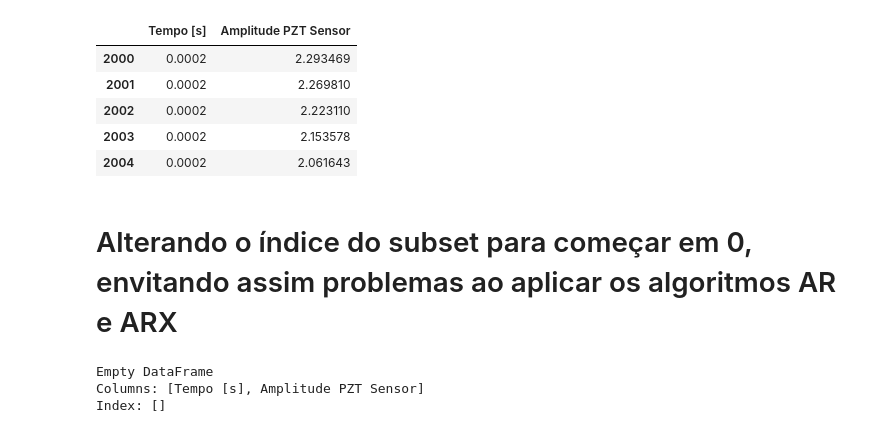
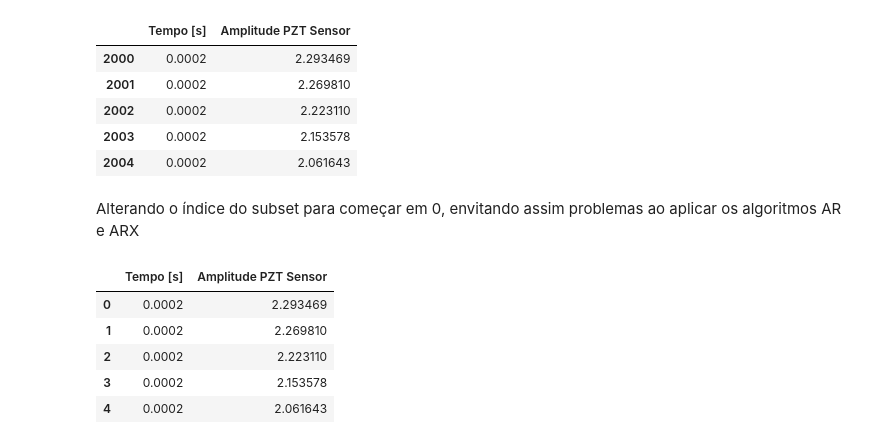
Before and after one commit to OtavioCarvalho1/Time_Series, a Jupyter notebook: time_series_SHM.ipynb, the cells around one changed output. Saved outputs shown, nothing was run; the diff lists cells and outputs as text; code cells hidden in the pictures.

```diff
--- a/time_series_SHM.ipynb
+++ b/time_series_SHM.ipynb
@@ -112,15 +153,16 @@ df_train_std_A0.head()
 | 2003 | 0.0002 | 2.153578 |
 | 2004 | 0.0002 | 2.061643 |
 # %% [markdown]
-# Alterando o índice do subset para começar em 0, envitando assim problemas ao aplicar os algoritmos AR e ARX
+Alterando o índice do subset para começar em 0, envitando assim problemas ao aplicar os algoritmos AR e ARX
-# %%
-df_train_std_A0 = pd.DataFrame(df_train_std_A0.reset_index(inplace=True, drop=True), columns=headers)
-coluna_tempo = df_train['Tempo [s]']
-df_train_std_A0 = df_train_std_A0.join(coluna_tempo)
-df_train_std_A0 = df_train_std_A0[['Tempo [s]', 'Amplitude PZT Sensor']]
-print(df_train_std_A0)
-# %% [output]
-Empty DataFrame
-Columns: [Tempo [s], Amplitude PZT Sensor]
-Index: []
+# %%
+df_train_std_A0 = df_train_std_A0.reset_index(drop=True)
+
+df_train_std_A0.head()
+# %% [output]
+|  | Tempo [s] | Amplitude PZT Sensor |
+| 0 | 0.0002 | 2.293469 |
+| 1 | 0.0002 | 2.269810 |
+| 2 | 0.0002 | 2.223110 |
+| 3 | 0.0002 | 2.153578 |
+| 4 | 0.0002 | 2.061643 |
 # %%
```
Also changed, not shown: parts of 13 cells of this notebook.
